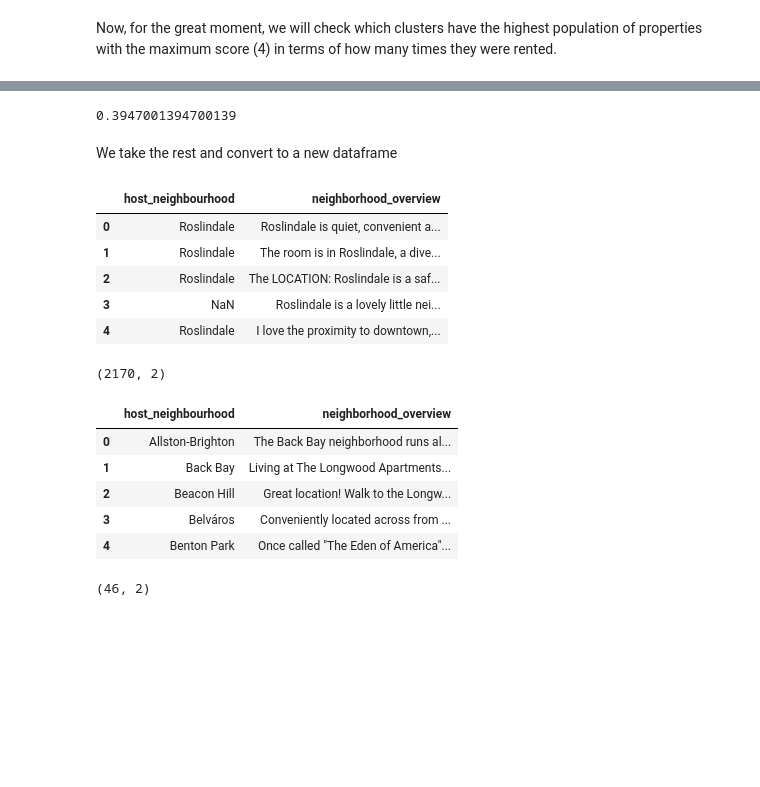
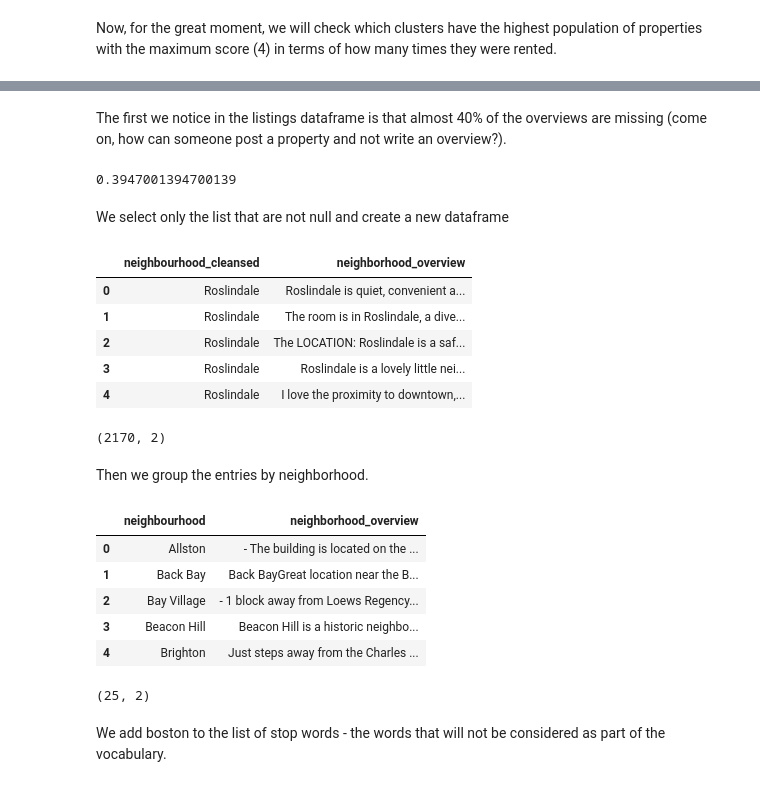
Before and after one commit to bvcmartins/dsndProject4, a Jupyter notebook: airbnb_project.ipynb, the cells around one changed output, grey strips where cells are left out. Saved outputs shown, nothing was run; the diff lists cells and outputs as text; code cells hidden in the pictures; blank space fills up the shorter version.

```diff
--- a/airbnb_project.ipynb
+++ b/airbnb_project.ipynb
@@ -34,7 +34,8 @@ from sklearn.pipeline import Pipeline
 #pd.set_option('display.height', 1000)
 pd.set_option('display.max_rows', 500)
 pd.set_option('display.max_columns', 500)
-pd.set_option('display.width', 2000)
+pd.set_option('display.width', 4000)
+pd.options.display.max_colwidth = 500
 # %% [markdown]
 Each city has three datasets: calendar, listings and reviews. Let's load all of them.
 # %%
@@ -857,37 +974,44 @@ Name: cluster, dtype: int64
+# %% [markdown]
+The first we notice in the listings dataframe is that almost 40% of the overviews are missing (come on, how can someone post a property and not write an overview?).
 # %%
 # 40% of neighborhood overviews missing
 boston_listings['neighborhood_overview'].isnull().mean()
 # %% [output]
 0.3947001394700139
 # %% [markdown]
-We take the rest and convert to a new dataframe
+We select only the list that are not null and create a new dataframe
 # %%
 bl_no = boston_listings.loc[boston_listings['neighborhood_overview'].notnull(),
-                            ['host_neighbourhood','neighborhood_overview']]
+                            ['neighbourhood_cleansed','neighborhood_overview']].copy()
 bl_no.head()
 # %% [output]
-|  | host_neighbourhood | neighborhood_overview |
+|  | neighbourhood_cleansed | neighborhood_overview |
 | 0 | Roslindale | Roslindale is quiet, convenient a... |
 | 1 | Roslindale | The room is in Roslindale, a dive... |
 | 2 | Roslindale | The LOCATION: Roslindale is a saf... |
-| 3 | NaN | Roslindale is a lovely little nei... |
+| 3 | Roslindale | Roslindale is a lovely little nei... |
 | 4 | Roslindale | I love the proximity to downtown,... |
 # %%
 bl_no.shape
 # %% [output]
 (2170, 2)
+# %% [markdown]
+Then we group the entries by neighborhood.
 # %%
-bl_no_grouped = bl_no.groupby('host_neighbourhood').agg({'neighborhood_overview':'sum'}).reset_index()
+bl_no_grouped = bl_no.groupby('neighbourhood_cleansed').agg({'neighborhood_overview':'sum'}).reset_index()
+bl_no_grouped.rename(columns={'neighbourhood_cleansed':'neighbourhood'}, inplace=True)
 bl_no_grouped.head()
 # %% [output]
-|  | host_neighbourhood | neighborhood_overview |
-| 0 | Allston-Brighton | The Back Bay neighborhood runs al... |
-| 1 | Back Bay | Living at The Longwood Apartments... |
-| 2 | Beacon Hill | Great location! Walk to the Longw... |
-| 3 | Belváros | Conveniently located across from ... |
-| 4 | Benton Park | Once called "The Eden of America"... |
+|  | neighbourhood | neighborhood_overview |
+| 0 | Allston | - The building is located on the ... |
+| 1 | Back Bay | Back BayGreat location near the B... |
+| 2 | Bay Village | - 1 block away from Loews Regency... |
+| 3 | Beacon Hill | Beacon Hill is a historic neighbo... |
+| 4 | Brighton | Just steps away from the Charles ... |
 # %%
 bl_no_grouped.shape
 # %% [output]
-(46, 2)
+(25, 2)
+# %% [markdown]
+We add boston to the list of stop words - the words that will not be considered as part of the vocabulary.
 # %%
```
Also changed, not shown: parts of 67 cells of this notebook.
